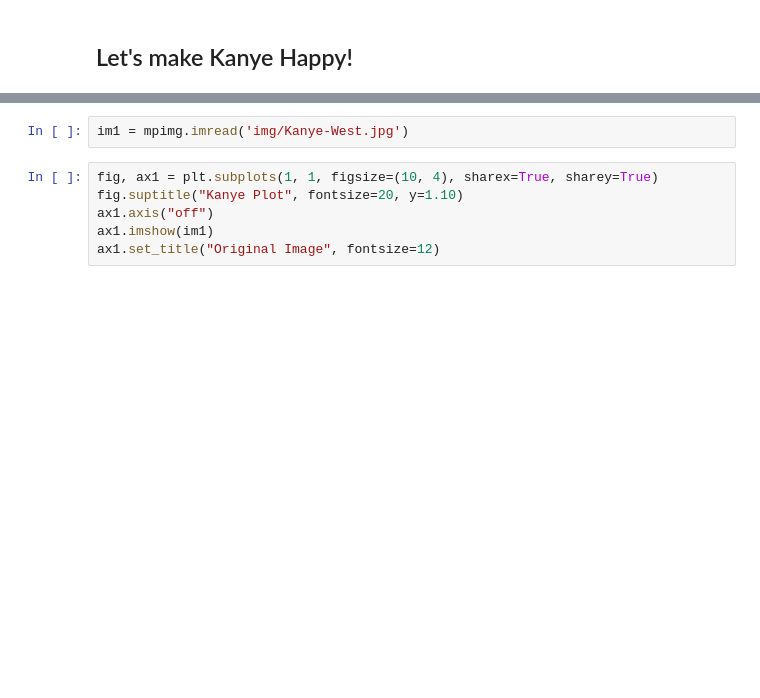
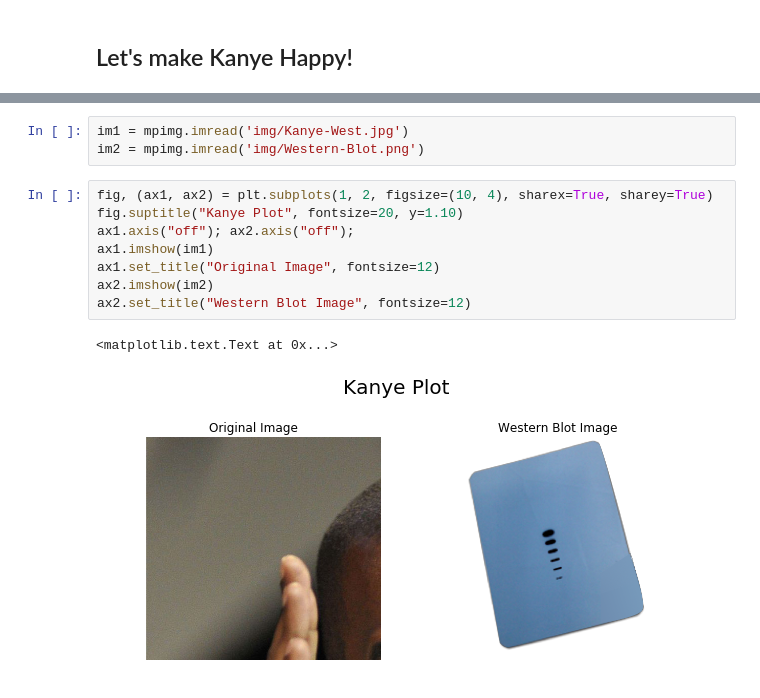
Before and after one commit to BioE-131-genome-annotation-2015/genome-assembly-, a Jupyter notebook: index.ipynb, the cells around one changed output, grey strips where cells are left out. Saved outputs shown, nothing was run; the diff lists cells and outputs as text; blank space fills up the shorter version.

```diff
--- a/index.ipynb
+++ b/index.ipynb
@@ -12,8 +10,14 @@ RuntimeError: Python is not installed as a framework. The Mac OS X backend will
 # %%
 im1 = mpimg.imread('img/Kanye-West.jpg')
+im2 = mpimg.imread('img/Western-Blot.png')
 # %%
-fig, ax1 = plt.subplots(1, 1, figsize=(10, 4), sharex=True, sharey=True)
+fig, (ax1, ax2) = plt.subplots(1, 2, figsize=(10, 4), sharex=True, sharey=True)
 fig.suptitle("Kanye Plot", fontsize=20, y=1.10)
-ax1.axis("off")
+ax1.axis("off"); ax2.axis("off");
 ax1.imshow(im1)
 ax1.set_title("Original Image", fontsize=12)
+ax2.imshow(im2)
+ax2.set_title("Western Blot Image", fontsize=12)
+# %% [output]
+<matplotlib.text.Text at 0x...>
+[figure, added]
```
Also changed, not shown: parts of 1 cell of this notebook, 4 other files.
